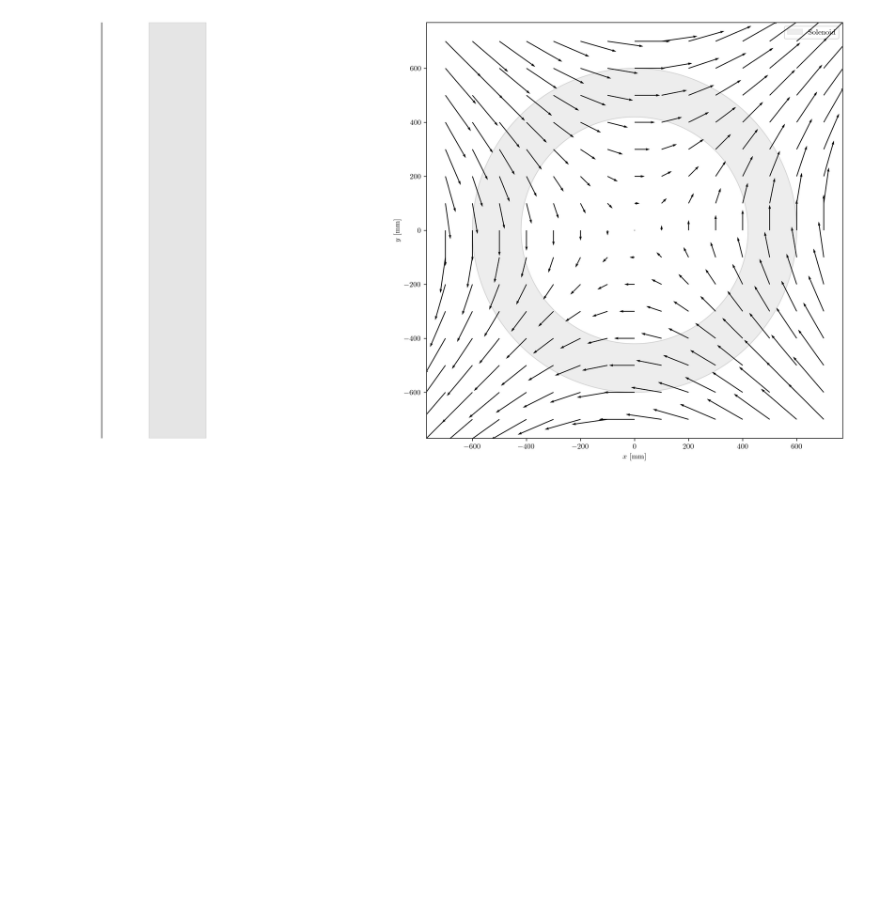
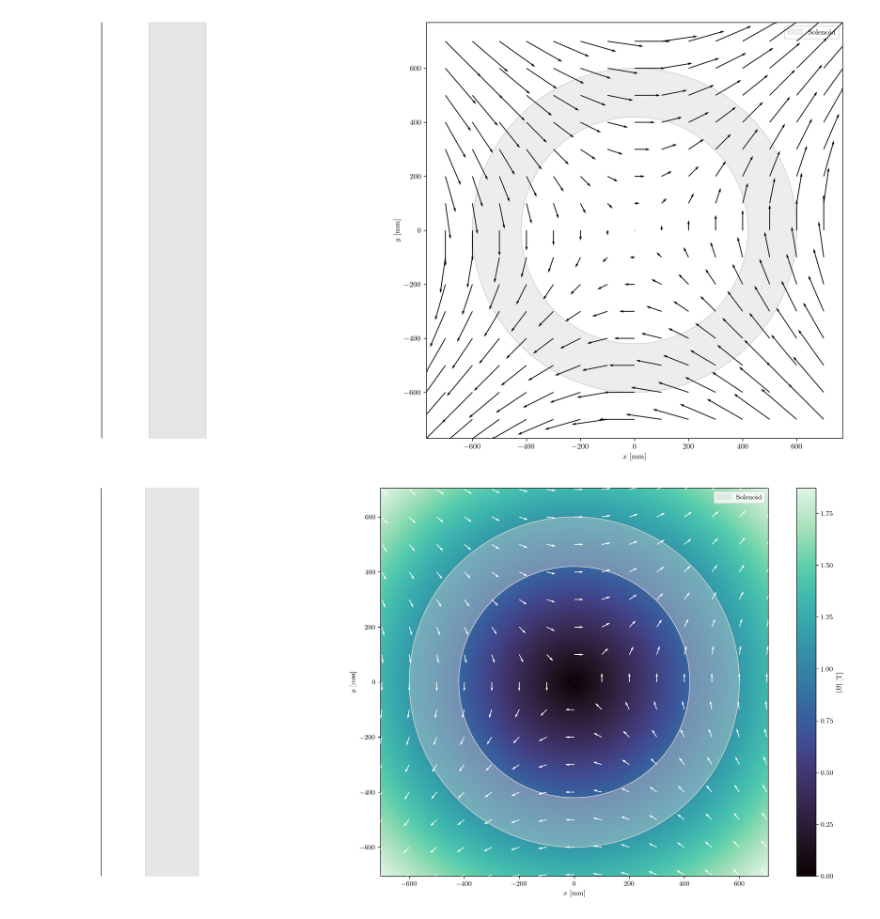
Before and after one commit to criggall/muon-cooling, a Jupyter notebook: field-studies/map/single-solenoid/multipole_expansion.ipynb, the cells around one changed output. Cells and saved outputs as stored; diff of their text form; code cells hidden in the pictures; blank space fills up the shorter version.

Commit message:
Add another fieldmap plot

```diff
--- a/field-studies/map/single-solenoid/multipole_expansion.ipynb
+++ b/field-studies/map/single-solenoid/multipole_expansion.ipynb
@@ -202,14 +202,11 @@ def animate(frame):
 
     Bx_grid = Bx_by_z[frame]
     By_grid = By_by_z[frame]
-    B_grid = B_by_z[frame]
 
     X_ds = X[::step, ::step]
     Y_ds = Y[::step, ::step]
     Bx_ds = Bx_grid[::step, ::step]
     By_ds = By_grid[::step, ::step]
-
-    pcm.set_array(B_grid.ravel())
 
     if quiver_plot:
         quiver_plot.remove()
@@ -221,9 +218,77 @@ def animate(frame):
         width=0.002, zorder=10
     )
 
-    return [pcm, vline, quiver_plot]
+    return [vline, quiver_plot]
 
 animation = FuncAnimation(fig, animate, frames=len(df['z'].values), interval=100, blit=False, repeat=False)
 animation.save(ani_dir+'multipole_expansion_quiver.gif', writer='pillow')
 # %% [output]
 [figure]
+# %%
+fig, axs = plt.subplots(1, 2, figsize=(20,10), width_ratios=[1,4])
+ax, ax2 = axs[1], axs[0]
+
+arrayy = [0, 0]
+ax2.set_xlim(-400, 400)
+ax2.axvspan(xmin=-150, xmax=150, color='gray', alpha=0.2)
+ax2.set_yticks([])
+ax2.set_xticks([])
+ax2.set_frame_on(False)
+vline = ax2.axvline(x=df['z'].values[0], color='black')
+
+cmap = sns.color_palette('mako', as_cmap=True)
+pcm = ax.pcolormesh(X, Y, B_by_z[0], cmap=cmap)
+plt.colorbar(pcm, ax=ax, label='$|B|$ [T]') # may require some scaling?
+
+ax.set_xlabel('$x$ [mm]')
+ax.set_ylabel('$y$ [mm]')
+circle_inner = plt.Circle([0,0], radius=a, fill=False, linestyle='-', color='lightgray')
+ax.add_patch(circle_inner)
+circle_outer = plt.Circle([0,0], radius=b, fill=False, linestyle='-', color='lightgray')
+ax.add_patch(circle_outer)
+fill = Wedge(center=(0, 0), r=b, theta1=0, theta2=360, width=b - a, color='lightgray', label='Solenoid', alpha=0.4)
+ax.add_patch(fill)
+plt.legend(loc='upper right')
+ax.set_aspect('equal')
+
+quiver_plot = None
+
+step = 10
+
+def animate(frame):
+    global quiver_plot
+
+    z_val = df['z'].values[frame]
+    vline.set_xdata([z_val])
+
+    Bx_grid = Bx_by_z[frame]
+    By_grid = By_by_z[frame]
+    B_grid = B_by_z[frame]
+
+    X_ds = X[::step, ::step]
+    Y_ds = Y[::step, ::step]
+    Bx_ds = Bx_grid[::step, ::step]
+    By_ds = By_grid[::step, ::step]
+
+    magnitude = np.sqrt(Bx_ds**2 + By_ds**2)
+    Bx_norm = Bx_ds / (magnitude + 1e-12)
+    By_norm = By_ds / (magnitude + 1e-12)
+
+    pcm.set_array(B_grid.ravel())
+
+    if quiver_plot:
+        quiver_plot.remove()
+
+    quiver_plot = ax.quiver(
+        X_ds, Y_ds, Bx_norm, By_norm,
+        color='white',
+        angles="xy", scale_units="xy", scale=0.03,
+        width=0.002, zorder=10
+    )
+
+    return [pcm, vline, quiver_plot]
+
+animation = FuncAnimation(fig, animate, frames=len(df['z'].values), interval=100, blit=False, repeat=False)
+animation.save(ani_dir+'multipole_expansion_quiver2.gif', writer='pillow')
+# %% [output]
+[figure, added]
```
Also changed, not shown: 1 other file.
